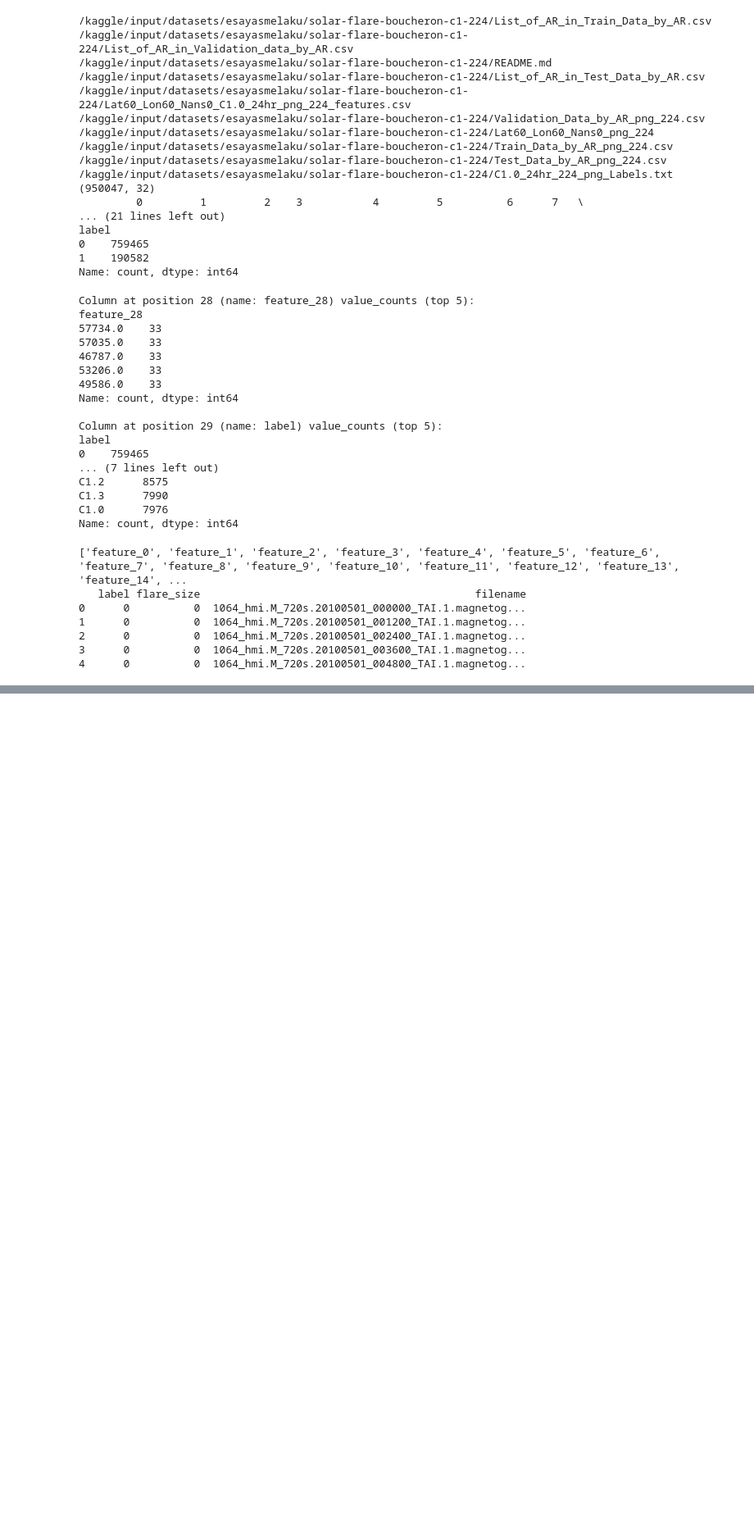
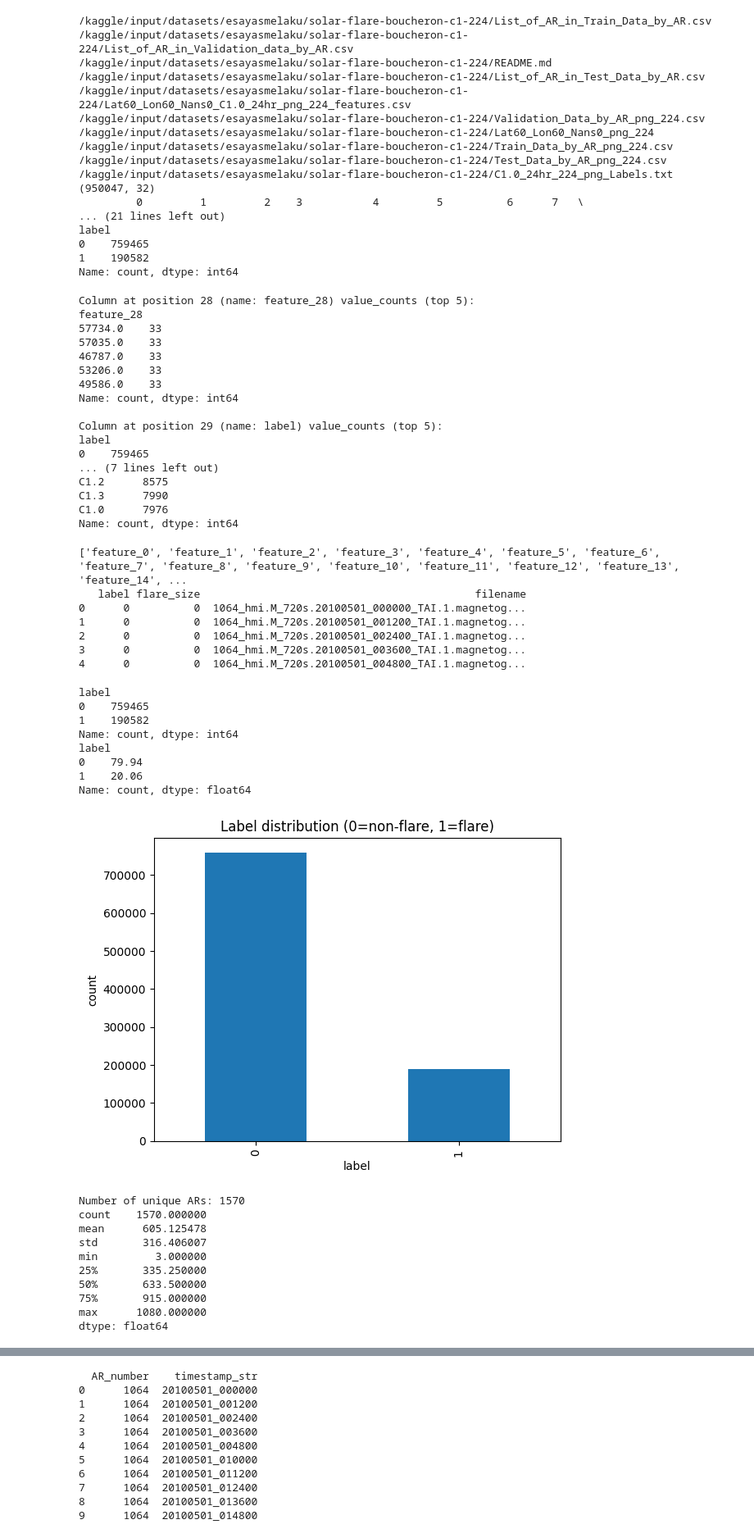
Before and after one commit to EsayasDS/Solar-flare-forecasting, a Jupyter notebook: solar-flare-forecasting.ipynb, the cells around one changed output, grey strips where cells are left out. Shown at 82% size. Saved outputs shown, nothing was run; the diff lists cells and outputs as text; code cells hidden in the pictures; blank space fills up the shorter version.

Commit message:
Kaggle Notebook | Solar flare forecasting 2 | Version 2

```diff
--- a/solar-flare-forecasting.ipynb
+++ b/solar-flare-forecasting.ipynb
@@ -198,3 +178,52 @@ print(df[["label", "flare_size", "filename"]].head())
 2      0          0  1064_hmi.M_720s.20100501_002400_TAI.1.magnetog...
 3      0          0  1064_hmi.M_720s.20100501_003600_TAI.1.magnetog...
 4      0          0  1064_hmi.M_720s.20100501_004800_TAI.1.magnetog...
+# %%
+import matplotlib.pyplot as plt
+
+# --- Class balance ---
+counts = df["label"].value_counts()
+print(counts)
+print((counts / counts.sum() * 100).round(2))
+
+plt.figure()
+counts.plot(kind="bar")
+plt.title("Label distribution (0=non-flare, 1=flare)")
+plt.xlabel("label"); plt.ylabel("count")
+plt.show()
+
+# --- Extract AR number from filename (first part before underscore) ---
+df["AR_number"] = df["filename"].str.split("_").str[0]
+per_ar = df.groupby("AR_number").size()
+print("Number of unique ARs:", len(per_ar))
+print(per_ar.describe())
+
+plt.figure()
+per_ar.hist(bins=50)
+plt.title("Images per active region")
+plt.xlabel("images"); plt.ylabel("number of ARs")
+plt.show()
+
+# --- Extract timestamp from filename for temporal check ---
+df["timestamp_str"] = df["filename"].str.extract(r"(\d{8}_\d{6})")
+print(df[["AR_number", "timestamp_str"]].head(10))
+# %% [output]
+label
+0    759465
+1    190582
+Name: count, dtype: int64
+label
+0    79.94
+1    20.06
+Name: count, dtype: float64
+[figure, added]
+Number of unique ARs: 1570
+count    1570.000000
+mean      605.125478
+std       316.406007
+min         3.000000
+25%       335.250000
+50%       633.500000
+75%       915.000000
+max      1080.000000
+dtype: float64
@@ -200,0 +231,11 @@ print(df[["label", "flare_size", "filename"]].head())
+  AR_number    timestamp_str
+0      1064  20100501_000000
+1      1064  20100501_001200
+2      1064  20100501_002400
+3      1064  20100501_003600
+4      1064  20100501_004800
+5      1064  20100501_010000
+6      1064  20100501_011200
+7      1064  20100501_012400
+8      1064  20100501_013600
+9      1064  20100501_014800
```
Also changed, not shown: parts of 11 cells of this notebook.
